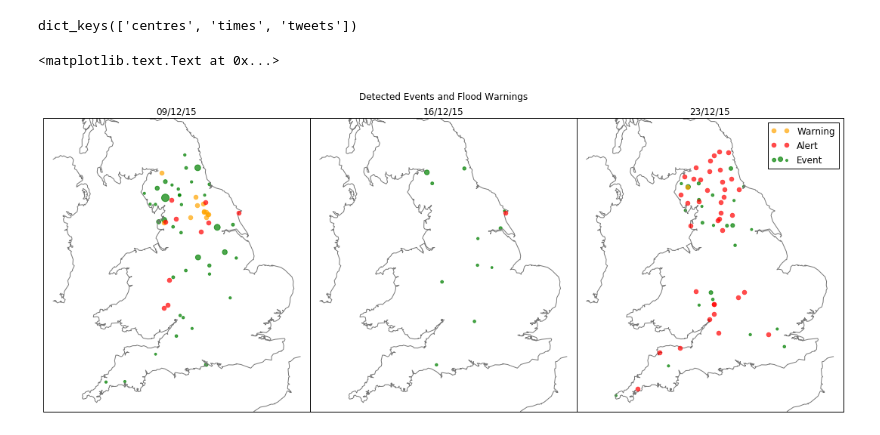
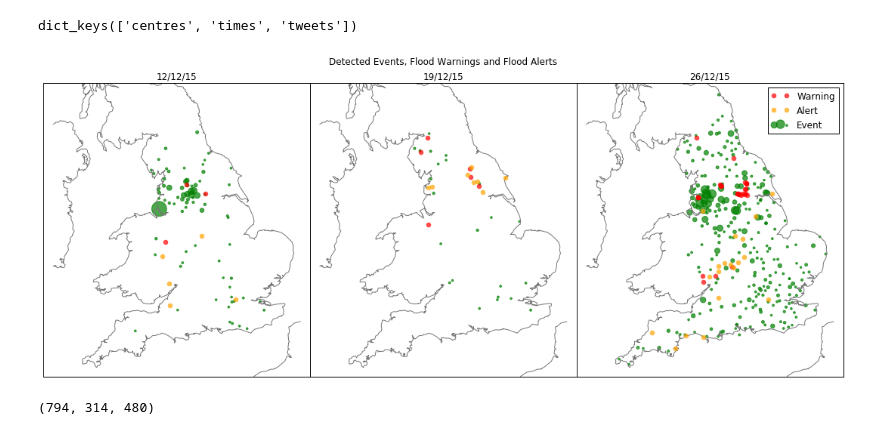
Before and after one commit to Humpheh/twied, a Jupyter notebook: workbooks/ED-FinalGraphing.ipynb, the cells around one changed output. Drawn from its saved outputs; the diff is of its cells as text; code cells hidden in the pictures.

Commit message:
Various Workbook Improvements

```diff
--- a/workbooks/ED-FinalGraphing.ipynb
+++ b/workbooks/ED-FinalGraphing.ipynb
@@ -7,13 +7,13 @@ import pickle
 
 sys.path.append("D:/ds/code/implementation")
 
-with open('D:/ds/pickles/allevents2.pkl', 'rb') as file:
+with open('D:/ds/pickles/allevents_uk2.pkl', 'rb') as file:
     docs = pickle.load(file)
 
 with open('D:/ds/flooding/floods.pkl', 'rb') as file:
     floods = pickle.load(file)
 
-with open('D:/ds/code/workbooks/pkl/real.pkl', 'rb') as file:
+with open('D:/ds/code/implementation/real2.pkl', 'rb') as file:
     docs_geo = pickle.load(file)
 # %% [output]
 Populating the interactive namespace from numpy and matplotlib
@@ -155,6 +155,10 @@ while curdate <= mxd:
     curdate += timedelta(days=1)
     print(str(curdate), "Alerts =", len(curdocs))
 
+flood_warnings_all_uk = []
+for d in floods:
+    if tmin <= d['starttime'] and tmax > d['starttime']:
+        flood_warnings_all_uk.append(d)
 # windows = dictionary of flood alerts indexed by their date
 # %% [output]
 2015-12-06 00:00:00 Alerts = 164
@@ -320,10 +324,13 @@ len(usernames), sorted(userdict.items(), key=lambda x: x[1], reverse=True)
 # %%
+from geopy.distance import vincenty
+import datetime
+
 distances_real = []
 distances_real_limited = []
 for i, x in enumerate(tweets_uk_real):
     p = x['centre']
 
-    td = datetime(year=x['timestamp'].year, month=x['timestamp'].month, day=x['timestamp'].day)
+    td = datetime.datetime(year=x['timestamp'].year, month=x['timestamp'].month, day=x['timestamp'].day)
     #td2 = datetime(year=x['times']['start'].year, month=x['times']['start'].month, day=x['times']['start'].day - 1)
     warnings = windows[str(td)]# + windows[str(td2)]
 
@@ -550,7 +650,7 @@ dict_keys(['centres', 'times', 'tweets'])
 # %%
 import datetime
 
-startday = 9 # 11 alright
+startday = 12 # 11 alright
 
 segs2 = 3
 segmins2 = [
@@ -604,36 +704,44 @@ for bm_x in range(segs2):
             wx.append(x2)
             wy.append(y)
 
-    bmp.plot(wx, wy, '.', markersize=12, color='orange', alpha=0.7, label='Warning')
-    bmp.plot(ax, ay, '.', markersize=12, color='red', alpha=0.7, label='Alert')
+    bmp.plot(wx, wy, '.', markersize=12, color='red', alpha=0.7, label='Warning')
+    bmp.plot(ax, ay, '.', markersize=12, color='orange', alpha=0.7, label='Alert')
 
     px = []
     py = []
     ms = []
     for x in segevs2[bm_x]:
         for p in x['centres']:
             if p is None:
                 continue
 
             #if len(x['tweets']) < 50:
             #   continue
 
             x2,y = bmp(p[1], p[0])
-            ms.append(len(x['tweets']))
+            ms.append(25 + len(x['tweets']) ** 1/2)
             px.append(x2)
             py.append(y)
 
     bmp.scatter(px, py, s=ms, marker='.', color='green', alpha=0.7, label='Event')
 
     bmp.drawcoastlines(color="#777777")
     #mp.drawcountries()
     #bmp.fillcontinents(color='#CCCCCC', zorder=0)
     bmp.drawmapboundary()
 
 tight_layout()
 subplots_adjust(wspace=0, hspace=0, bottom=0, top=0.9)
 legend()
-suptitle('Detected Events and Flood Warnings', fontsize=12)
+suptitle('Detected Events, Flood Warnings and Flood Alerts', fontsize=12)
+
+plt.savefig('uk-event-days', dpi=200, alpha=True)
 # %% [output]
-<matplotlib.text.Text at 0x...>
-[figure, old version]
+[figure, new version]
+# %%
+fwauk_alerts = [a for a in flood_warnings_all_uk if 'Alert' in a['alert']]
+fwauk_warnings = [a for a in flood_warnings_all_uk if 'Warning' in a['alert']]
+
+len(flood_warnings_all_uk), len(fwauk_alerts), len(fwauk_warnings)
+# %% [output]
+(794, 314, 480)
```
Also changed, not shown: parts of 30 cells of this notebook, 23 other files.
